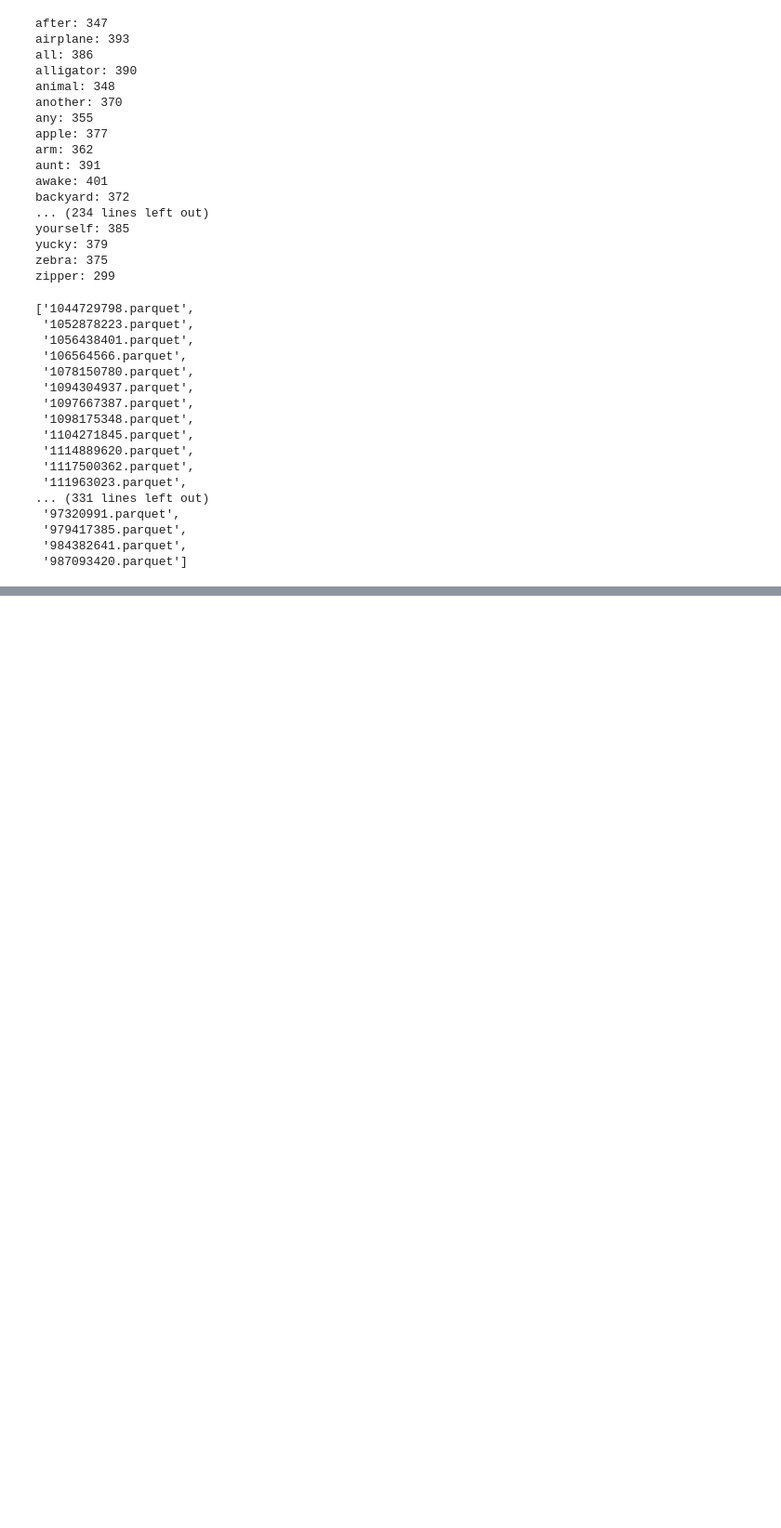
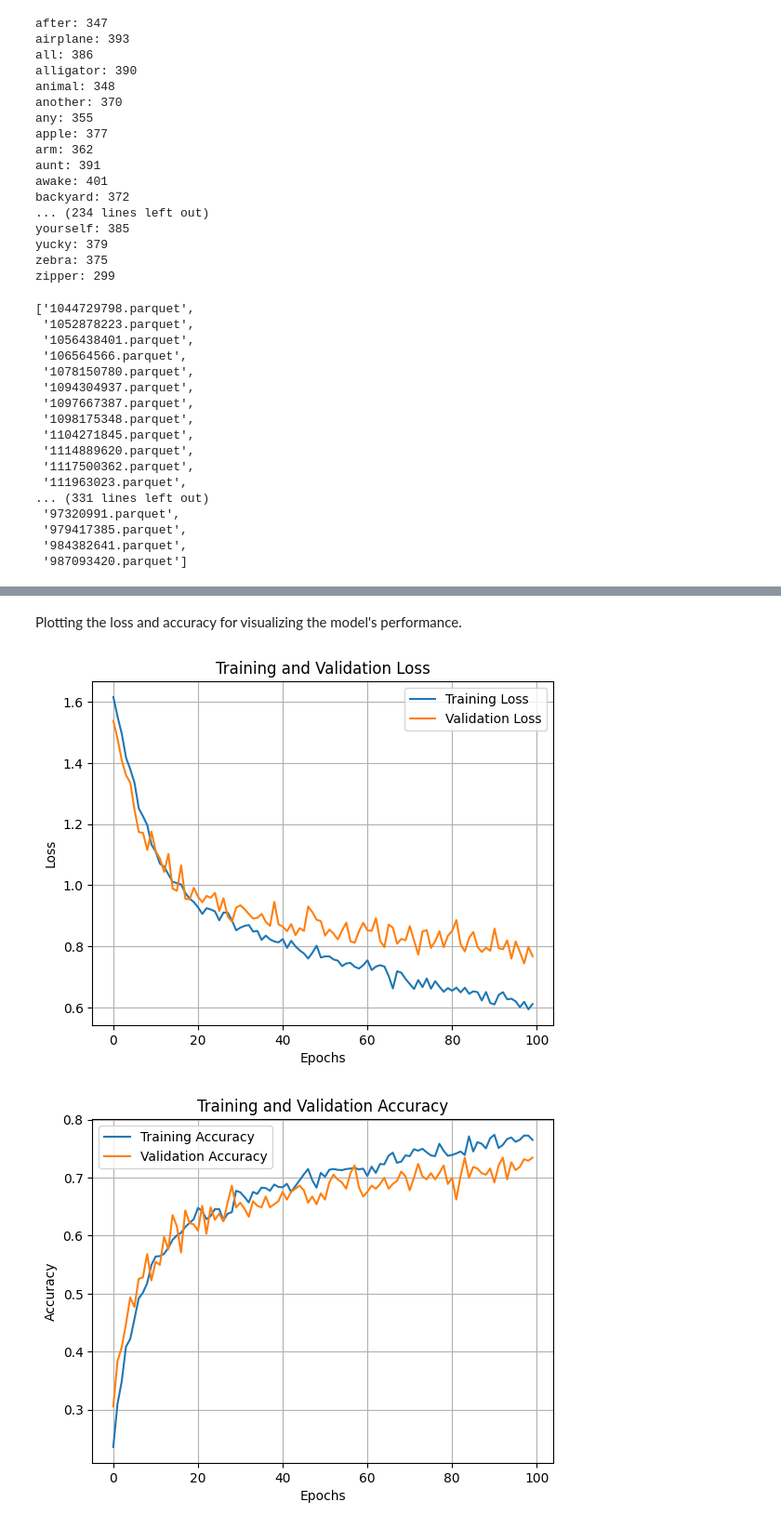
Before and after one commit to AxeFontaine/tamuhack25, a Jupyter notebook: model.ipynb, the cells around one changed output, grey strips where cells are left out. Shown: that part at 93% size. Saved outputs shown, nothing was run; the diff lists cells and outputs as text; code cells hidden in the pictures; blank space fills up the shorter version.

Commit message:
Upload v1 of model + camera
Upload saved model, update model, update camera script, upload data processing script

```diff
--- a/model.ipynb
+++ b/model.ipynb
@@ -197,5 +197,5 @@ final_max_length, final_min_length
 # %%
-dataframes = [df for df in dataframes if df.shape[0] == 2520]
+dataframes = [df for df in dataframes if df.shape[0] == 40 * 42]
 # %%
 final_max_length = max([df.shape[0] for df in dataframes])
 final_min_length = min([df.shape[0] for df in dataframes])
@@ -234,12 +238,12 @@ X.shape, y.shape
 # %%
-# Define RNN model
+from tensorflow.keras.layers import Bidirectional
+
 model = Sequential([
-    Masking(mask_value=-2, input_shape=(X.shape[1], X.shape[2])),  # Mask -2 values
-    LSTM(64, return_sequences=True),                           # First LSTM layer
-    LSTM(64, return_sequences=False),                          # Second LSTM layer
-    Dense(16, activation='relu'),                              # Dense layer
-    Dense(25, activation='softmax')                   # Output layer
+    Masking(mask_value=-2, input_shape=(X.shape[1], X.shape[2])),
+    LSTM(32, dropout=0.3, recurrent_dropout=0.3),
+    Dense(5, activation='softmax')
 ])
+
 
 # Compile the model
 model.compile(optimizer='adam',
@@ -273,4 +279,4 @@ X_train, X_val, y_train, y_val = train_test_split(X, y, test_size=0.2, random_st
 # %%
 # Train the model
-history = model.fit(X_train, y_train, validation_data=(X_val, y_val), epochs=10, batch_size=32)
+history = model.fit(X_train, y_train, validation_data=(X_val, y_val), epochs=100, batch_size=32)
 # %% [output]
@@ -296,0 +300,25 @@ Epoch 10/10
+# %% [markdown]
+Plotting the loss and accuracy for visualizing the model's performance.
+# %%
+# Plot training and validation loss
+plt.plot(history.history['loss'], label='Training Loss')
+plt.plot(history.history['val_loss'], label='Validation Loss')
+plt.xlabel('Epochs')
+plt.ylabel('Loss')
+plt.grid()
+plt.legend()
+plt.title('Training and Validation Loss')
+plt.show()
+
+# Plot training and validation accuracy
+plt.plot(history.history['accuracy'], label='Training Accuracy')
+plt.plot(history.history['val_accuracy'], label='Validation Accuracy')
+plt.xlabel('Epochs')
+plt.ylabel('Accuracy')
+plt.grid()
+plt.legend()
+plt.title('Training and Validation Accuracy')
+plt.show()
+# %% [output]
+[figure, added]
+[figure, added]
```
Also changed, not shown: parts of 24 cells of this notebook, 6 other files.
